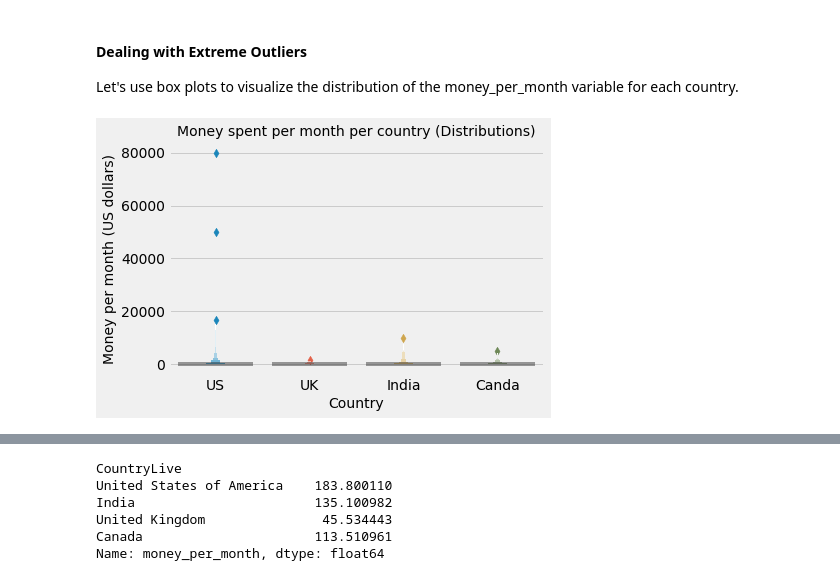
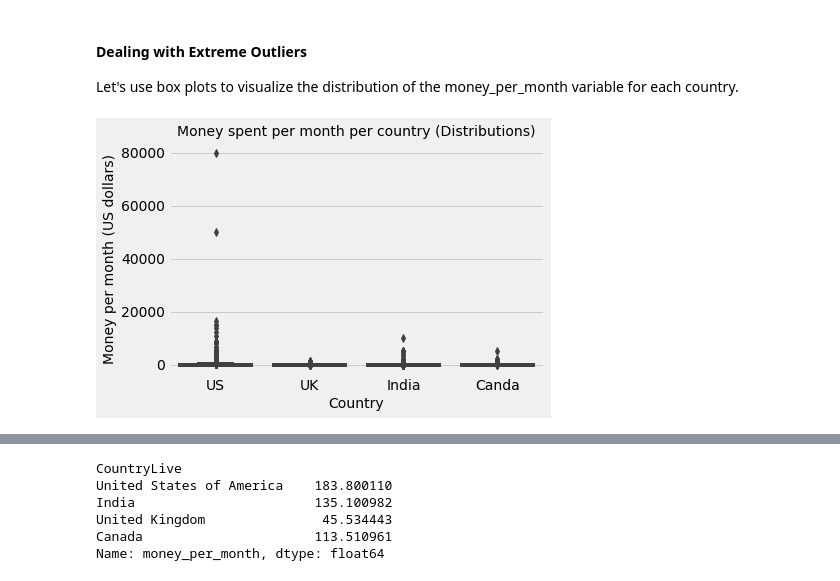
Before and after one commit to farhapartex/datascience-work, a Jupyter notebook: Finding the Best Markets to Advertise In.ipynb, the cells around one changed output, grey strips where cells are left out. Drawn from its saved outputs; the diff is of its cells as text; code cells hidden in the pictures.

Commit message:
plot updated

```diff
--- a/Finding the Best Markets to Advertise In.ipynb
+++ b/Finding the Best Markets to Advertise In.ipynb
@@ -290,14 +290,14 @@ Let's use box plots to visualize the distribution of the money_per_month variabl
 # %%
 four_dataset = dataset_good[dataset_good['CountryLive'].str.contains('United States of America|India|United Kingdom|Canada')]
 # %%
-sns.boxenplot(y='money_per_month', x='CountryLive', data=four_dataset)
+sns.boxplot(y='money_per_month', x='CountryLive', data=four_dataset)
 plt.title('Money spent per month per country (Distributions)', fontsize=14)
 plt.ylabel('Money per month (US dollars)', fontsize=14)
 plt.xlabel('Country', fontsize=14)
 plt.xticks(range(4),['US','UK','India','Canda'])
 plt.show()
 # %% [output]
-[figure, old version]
+[figure, new version]
 # %% [markdown]
 It's hard to see on the plot above if there's anything wrong with the data for the United Kingdom, India, or Canada, but we can see immediately that there's something really off for the US: two persons spend each month $50000 or more for learning. This is not impossible, but it seems extremely unlikely, so we'll remove every value that goes over $20,000 per month.
 # %%
```
Also changed, not shown: parts of 2 cells of this notebook.
